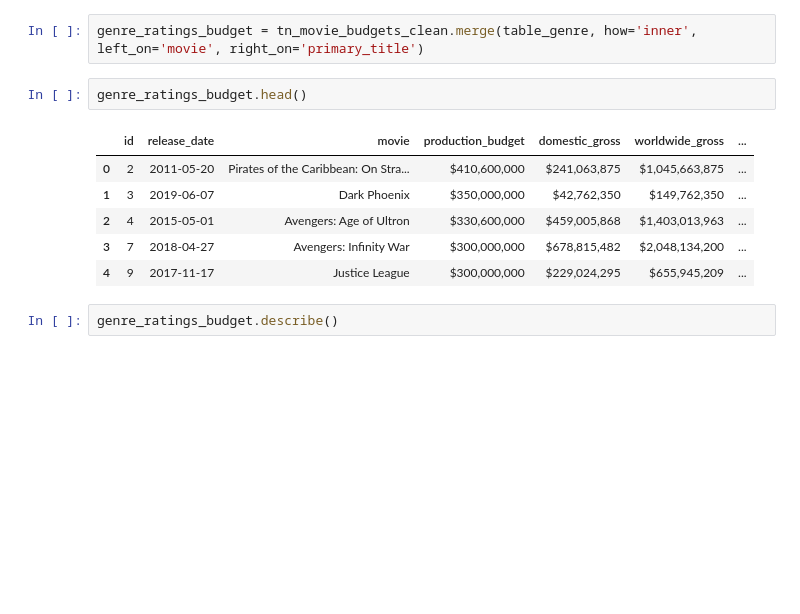
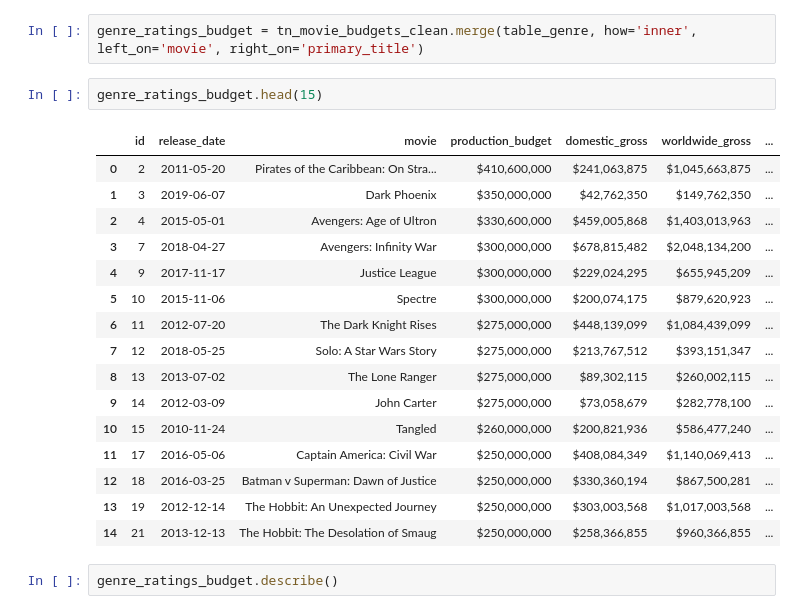
Before and after one commit to colesussmeierDELOITTE/Pod1Capstone, a Jupyter notebook: allie_work.ipynb, the cells around one changed output. Drawn from its saved outputs; the diff is of its cells as text; blank space fills up the shorter version.

```diff
--- a/allie_work.ipynb
+++ b/allie_work.ipynb
@@ -118,14 +126,24 @@ JOIN movie_ratings AS mr USING (movie_id)
 # %%
 genre_ratings_budget = tn_movie_budgets_clean.merge(table_genre, how='inner', left_on='movie', right_on='primary_title')
 # %%
-genre_ratings_budget.head()
+genre_ratings_budget.head(15)
 # %% [output]
 |  | id | release_date | movie | production_budget | domestic_gross | worldwide_gross | ... |
 | 0 | 2 | 2011-05-20 | Pirates of the Caribbean: On Stra... | $410,600,000 | $241,063,875 | $1,045,663,875 | ... |
 | 1 | 3 | 2019-06-07 | Dark Phoenix | $350,000,000 | $42,762,350 | $149,762,350 | ... |
 | 2 | 4 | 2015-05-01 | Avengers: Age of Ultron | $330,600,000 | $459,005,868 | $1,403,013,963 | ... |
 | 3 | 7 | 2018-04-27 | Avengers: Infinity War | $300,000,000 | $678,815,482 | $2,048,134,200 | ... |
 | 4 | 9 | 2017-11-17 | Justice League | $300,000,000 | $229,024,295 | $655,945,209 | ... |
+| 5 | 10 | 2015-11-06 | Spectre | $300,000,000 | $200,074,175 | $879,620,923 | ... |
+| 6 | 11 | 2012-07-20 | The Dark Knight Rises | $275,000,000 | $448,139,099 | $1,084,439,099 | ... |
+| 7 | 12 | 2018-05-25 | Solo: A Star Wars Story | $275,000,000 | $213,767,512 | $393,151,347 | ... |
+| 8 | 13 | 2013-07-02 | The Lone Ranger | $275,000,000 | $89,302,115 | $260,002,115 | ... |
+| 9 | 14 | 2012-03-09 | John Carter | $275,000,000 | $73,058,679 | $282,778,100 | ... |
+| 10 | 15 | 2010-11-24 | Tangled | $260,000,000 | $200,821,936 | $586,477,240 | ... |
+| 11 | 17 | 2016-05-06 | Captain America: Civil War | $250,000,000 | $408,084,349 | $1,140,069,413 | ... |
+| 12 | 18 | 2016-03-25 | Batman v Superman: Dawn of Justice | $250,000,000 | $330,360,194 | $867,500,281 | ... |
+| 13 | 19 | 2012-12-14 | The Hobbit: An Unexpected Journey | $250,000,000 | $303,003,568 | $1,017,003,568 | ... |
+| 14 | 21 | 2013-12-13 | The Hobbit: The Desolation of Smaug | $250,000,000 | $258,366,855 | $960,366,855 | ... |
 # %%
 genre_ratings_budget.describe()
 # %% [output]
```
Also changed, not shown: parts of 6 cells of this notebook.
